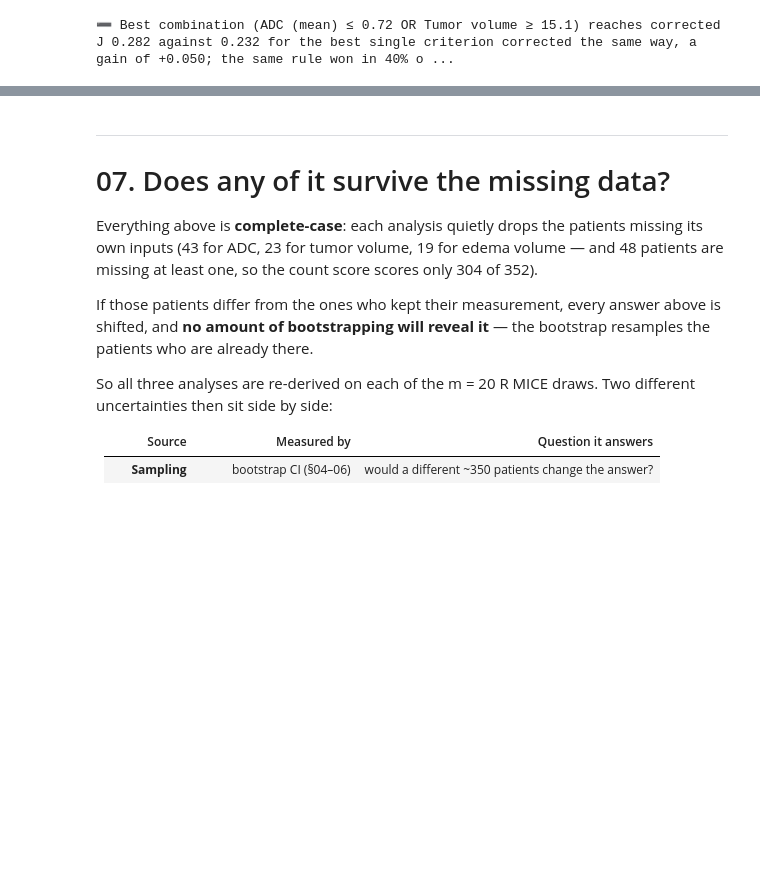
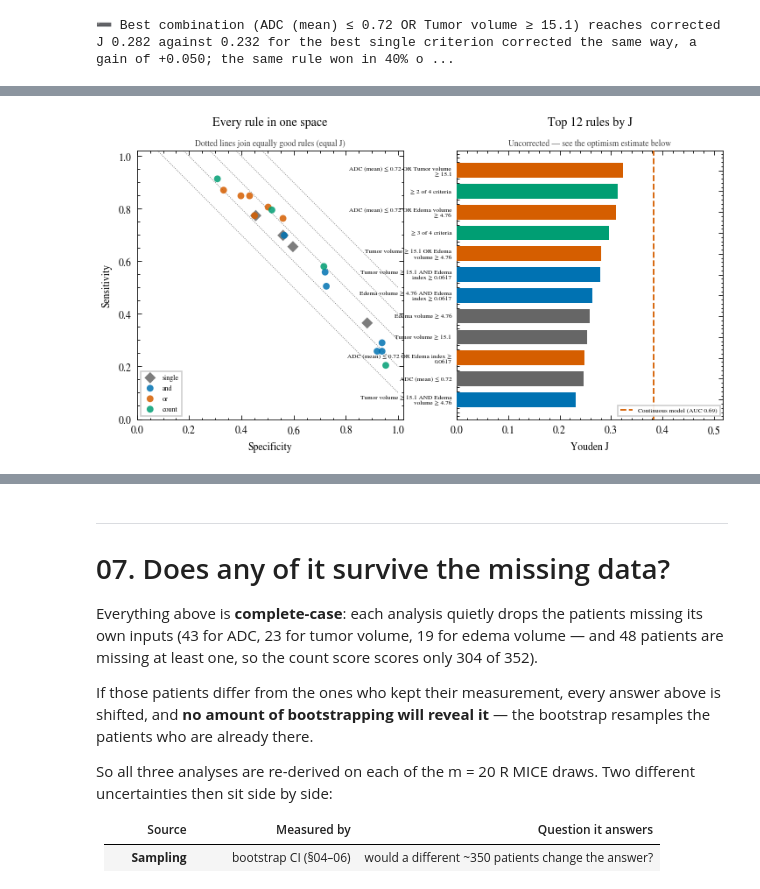
Before and after one commit to DrAndrushka/meningioma-atypier, a Jupyter notebook: meningioma-thresholder.ipynb, the cells around one changed output, grey strips where cells are left out. Saved outputs shown, nothing was run; the diff lists cells and outputs as text; code cells hidden in the pictures; blank space fills up the shorter version.

```diff
--- a/meningioma-thresholder.ipynb
+++ b/meningioma-thresholder.ipynb
@@ -789,0 +805,84 @@ art.note(verdict)
+# %%
+SHARED = cb.shared_cohort(df, CUTPOINTS, TARGET)
+print(f"Shared-denominator cohort: {len(SHARED)} of {len(df)} patients "
+      f"({SHARED[TARGET].astype('boolean').sum()} high grade)")
+
+SHARED_MENU = cb.full_rule_menu(SHARED, CUTPOINTS, TARGET)
+art.table(SHARED_MENU, "30_shared_combination_menu",
+          caption=f"Every rule, all scored on the same {len(SHARED)} patients")
+art.table(cb.combination_reading_view(SHARED_MENU), "31_shared_combination_reading_view",
+          formatted=False, caption="Shared-denominator rules ranked by Youden J")
+
+SHARED_BENCHMARK = cb.continuous_model_benchmark(
+    SHARED, METRICS, TARGET, n_boot=N_BOOTSTRAP_CURVE, seed=BOOTSTRAP_SEED,
+)
+SHARED_BEST_RULE = cb.bootstrap_best_rule(
+    SHARED, CUTPOINTS, TARGET, n_boot=N_BOOTSTRAP_CURVE, seed=BOOTSTRAP_SEED,
+)
+SHARED_BEST_SINGLE = cb.bootstrap_best_rule(
+    SHARED, CUTPOINTS, TARGET, n_boot=N_BOOTSTRAP_CURVE, seed=BOOTSTRAP_SEED,
+    kinds=("single",),
+)
+shared_auc = SHARED_BENCHMARK["AUC_corrected"]
+
+SHARED_VERDICT = pd.DataFrame([{
+    "cohort": "shared denominator (all four measured)",
+    "n_used": len(SHARED),
+    "best_single_rule": SHARED_BEST_SINGLE["best_rule"],
+    "best_single_J": SHARED_BEST_SINGLE["J_apparent"],
+    "best_single_J_corrected": SHARED_BEST_SINGLE["J_corrected"],
+    "best_single_selection_optimism": SHARED_BEST_SINGLE["optimism"],
+    "best_single_stability": SHARED_BEST_SINGLE["winner_stability"],
+    "best_rule": SHARED_BEST_RULE["best_rule"],
+    "best_rule_J": SHARED_BEST_RULE["J_apparent"],
+    "best_rule_J_corrected": SHARED_BEST_RULE["J_corrected"],
+    "selection_optimism": SHARED_BEST_RULE["optimism"],
+    "winner_stability": SHARED_BEST_RULE["winner_stability"],
+    "gain_apparent": SHARED_BEST_RULE["J_apparent"] - SHARED_BEST_SINGLE["J_apparent"],
+    "gain_vs_best_single": SHARED_BEST_RULE["J_corrected"] - SHARED_BEST_SINGLE["J_corrected"],
+    "continuous_AUC_corrected": shared_auc,
+    "continuous_J_equivalent": 2.0 * (shared_auc - 0.5),
+    "n_used_continuous": SHARED_BENCHMARK["n_used"],
+}])
+art.table(SHARED_VERDICT, "32_shared_combination_verdict",
+          caption="Does combining help, with every rule on the same patients?")
+
+art.figure(cb.combination_figure(SHARED_MENU, benchmark=SHARED_BENCHMARK),
+           "33_shared_combination_space",
+           caption=f"All rules on the same {len(SHARED)} patients, with the uncut benchmark")
+
+# 🟧 The two bars a combination has to clear to count as helping. Both were
+#    fixed before the shared-denominator run; neither is moved to fit it.
+GAIN_BAR, STABILITY_BAR = 0.05, 0.50
+
+shared_gain = float(SHARED_VERDICT["gain_vs_best_single"].iloc[0])
+shared_stability = float(SHARED_VERDICT["winner_stability"].iloc[0])
+clears_gain = shared_gain > GAIN_BAR
+clears_stability = shared_stability > STABILITY_BAR
+
+if clears_gain and clears_stability:
+    reading = ("⚠️ the combination clears BOTH bars on one denominator — the earlier "
+               "negative was partly a denominator artefact.")
+elif clears_gain:
+    reading = (f"the combination now clears the effect-size bar (gain > {GAIN_BAR}) but "
+               f"not the stability one: the winner holds in {shared_stability * 100:.0f}% "
+               f"of resamples, so which combination is best is still mostly noise. The "
+               f"negative conclusion survives, on stability rather than on effect size.")
+elif clears_stability:
+    reading = ("the same rule wins reliably but the gain is too small to matter. The "
+               "negative conclusion survives, on effect size rather than on stability.")
+else:
+    reading = "the combination clears neither bar. The negative conclusion survives intact."
+
+shared_note = (
+    f"Shared denominator ({len(SHARED)} patients, every rule on the same people): best "
+    f"single becomes {SHARED_BEST_SINGLE['best_rule']} (corrected J "
+    f"{SHARED_VERDICT['best_single_J_corrected'].iloc[0]:.3f}); best combination "
+    f"{SHARED_BEST_RULE['best_rule']} (corrected J "
+    f"{SHARED_VERDICT['best_rule_J_corrected'].iloc[0]:.3f}), gain {shared_gain:+.3f}, "
+    f"stable in {shared_stability * 100:.0f}% of resamples; uncut model J-equivalent "
+    f"{SHARED_VERDICT['continuous_J_equivalent'].iloc[0]:.2f}. Reading: {reading}"
+)
+print(("🎯 " if (clears_gain and clears_stability) else "➖ ") + shared_note)
+art.note(shared_note)
+# %% [output]
@@ -789,0 +929 @@ art.note(verdict)
+[figure, added]
```
Also changed, not shown: parts of 3 cells of this notebook, 4 other files.
